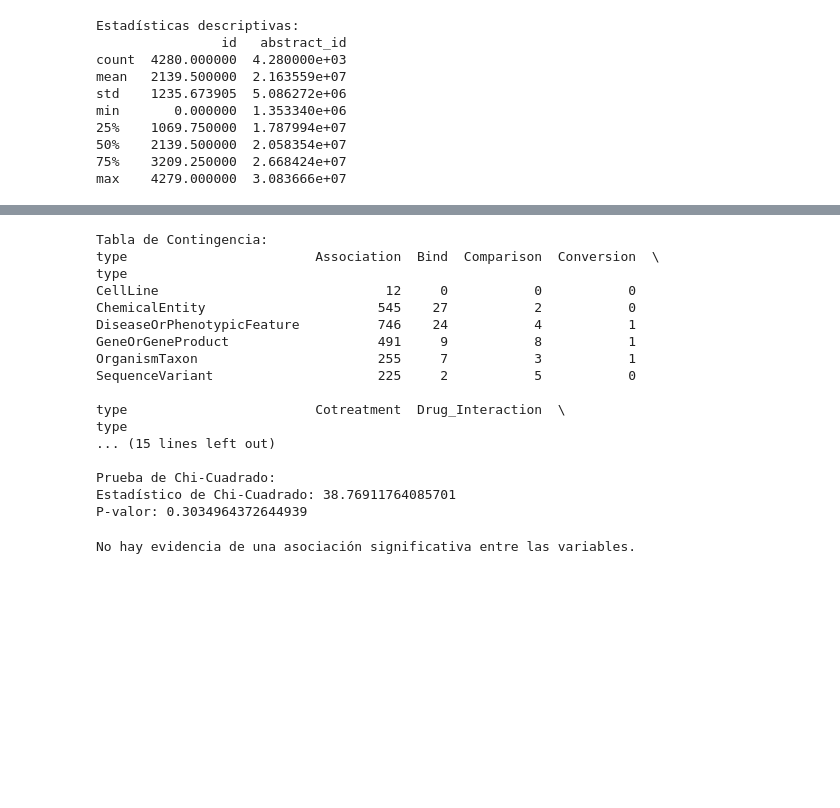
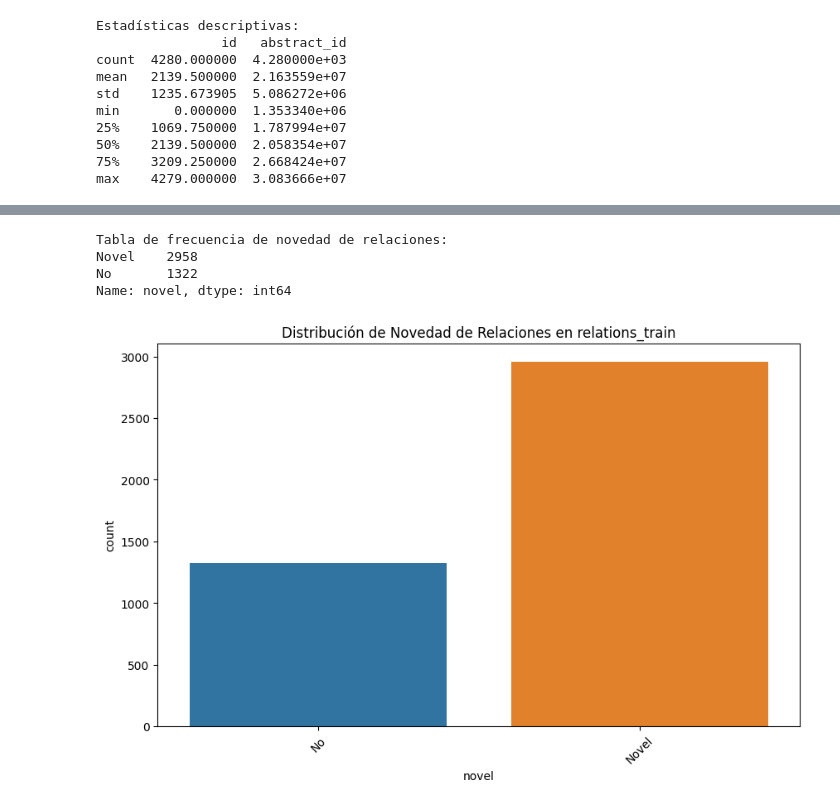
Before and after one commit to sofiaesc07/Proyecto2_AnalisisExploratorioDS, a Jupyter notebook: Analisis Exploratorio.ipynb, the cells around one changed output, grey strips where cells are left out. Cells and saved outputs as stored; diff of their text form; code cells hidden in the pictures; blank space fills up the shorter version.

```diff
--- a/Analisis Exploratorio.ipynb
+++ b/Analisis Exploratorio.ipynb
@@ -13,3 +58,13 @@ relations_train = pd.read_csv('relations_train.csv', sep='\t')
+# %%
+# Eliminar filas con valores nulos
+relations_train = relations_train.dropna()
+
+# Convertir la columna 'type' a minúsculas
+relations_train['type'] = relations_train['type'].str.lower()
+
+# Eliminar caracteres especiales y convertir a minúsculas en entity_1_id y entity_2_id
+relations_train['entity_1_id'] = relations_train['entity_1_id'].apply(lambda x: x.lower())
+relations_train['entity_2_id'] = relations_train['entity_2_id'].apply(lambda x: x.lower())
 # %% [markdown]
 ### Analisis exploratorio para abstracts_train
 # %% [markdown]
@@ -189,34 +244,18 @@ chi2, p, _, _ = chi2_contingency(contingency_table)
-# %%
-# Mostrar el resultado
-print("Tabla de Contingencia:")
-print(contingency_table)
-print("\nPrueba de Chi-Cuadrado:")
-print(f"Estadístico de Chi-Cuadrado: {chi2}")
-print(f"P-valor: {p}")
-# %% [output]
-Tabla de Contingencia:
-type                        Association  Bind  Comparison  Conversion  \
-type
-CellLine                             12     0           0           0
-ChemicalEntity                      545    27           2           0
-DiseaseOrPhenotypicFeature          746    24           4           1
-GeneOrGeneProduct                   491     9           8           1
-OrganismTaxon                       255     7           3           1
-SequenceVariant                     225     2           5           0
-
-type                        Cotreatment  Drug_Interaction  \
-type
-... (15 lines left out)
-
-Prueba de Chi-Cuadrado:
-Estadístico de Chi-Cuadrado: 38.76911764085701
-P-valor: 0.3034964372644939
-# %%
-# Interpretación del resultado
-alpha = 0.05  # Nivel de significancia
-if p < alpha:
-    print("Hay una asociación significativa entre las variables.")
-else:
-    print("No hay evidencia de una asociación significativa entre las variables.")
-# %% [output]
-No hay evidencia de una asociación significativa entre las variables.
+# %%
+# Tabla de frecuencia de la novedad de relaciones
+print("\nTabla de frecuencia de novedad de relaciones:")
+print(relations_train['novel'].value_counts())
+# %% [output]
+Tabla de frecuencia de novedad de relaciones:
+Novel    2958
+No       1322
+Name: novel, dtype: int64
+# %%
+#gráfico de barras de tipos de relaciones
+plt.figure(figsize=(10, 6))
+sns.countplot(data=relations_train, x='novel')
+plt.title("Distribución de Novedad de Relaciones en relations_train")
+plt.xticks(rotation=45)
+plt.show()
+# %% [output]
+[figure, added]
```
Also changed, not shown: parts of 14 cells of this notebook.
